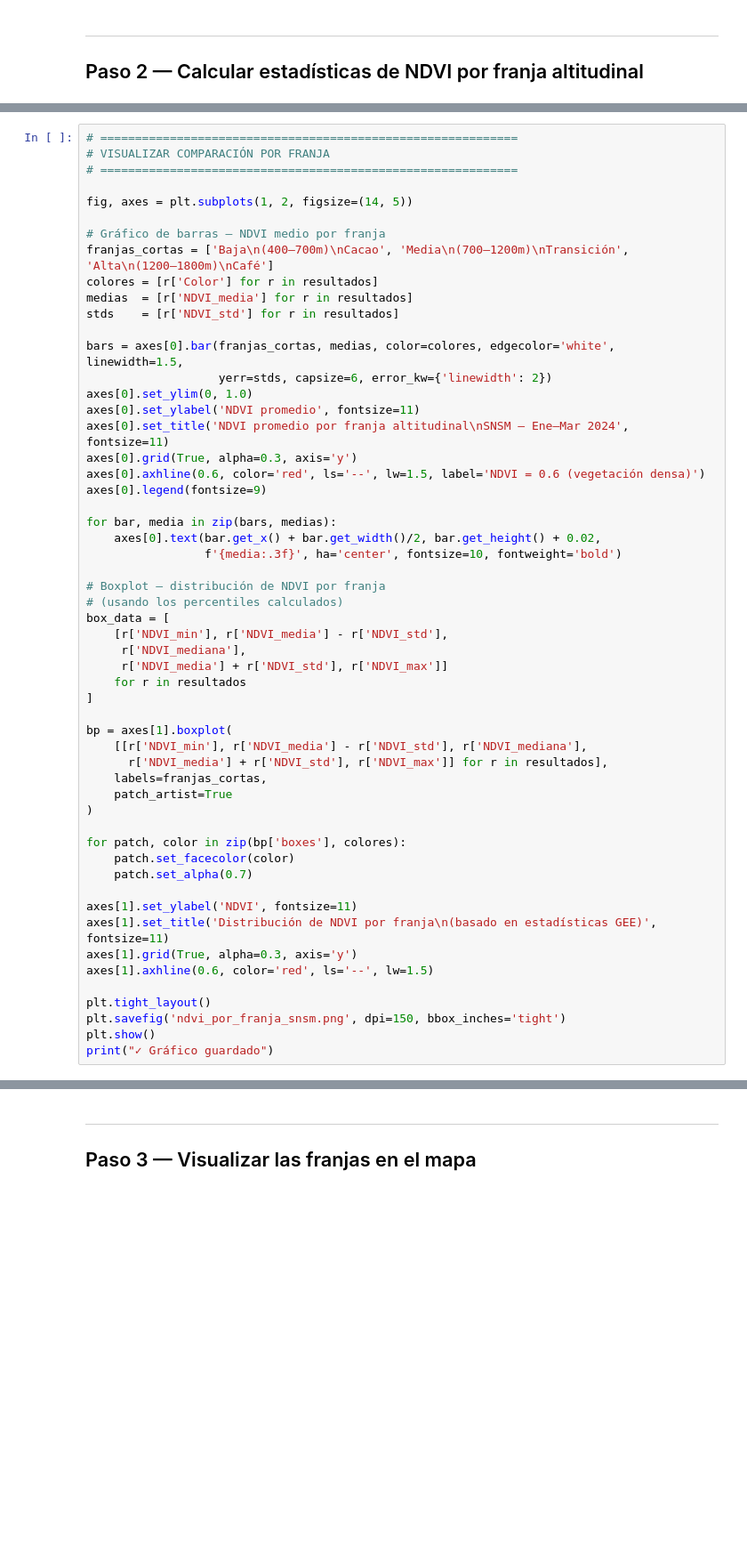
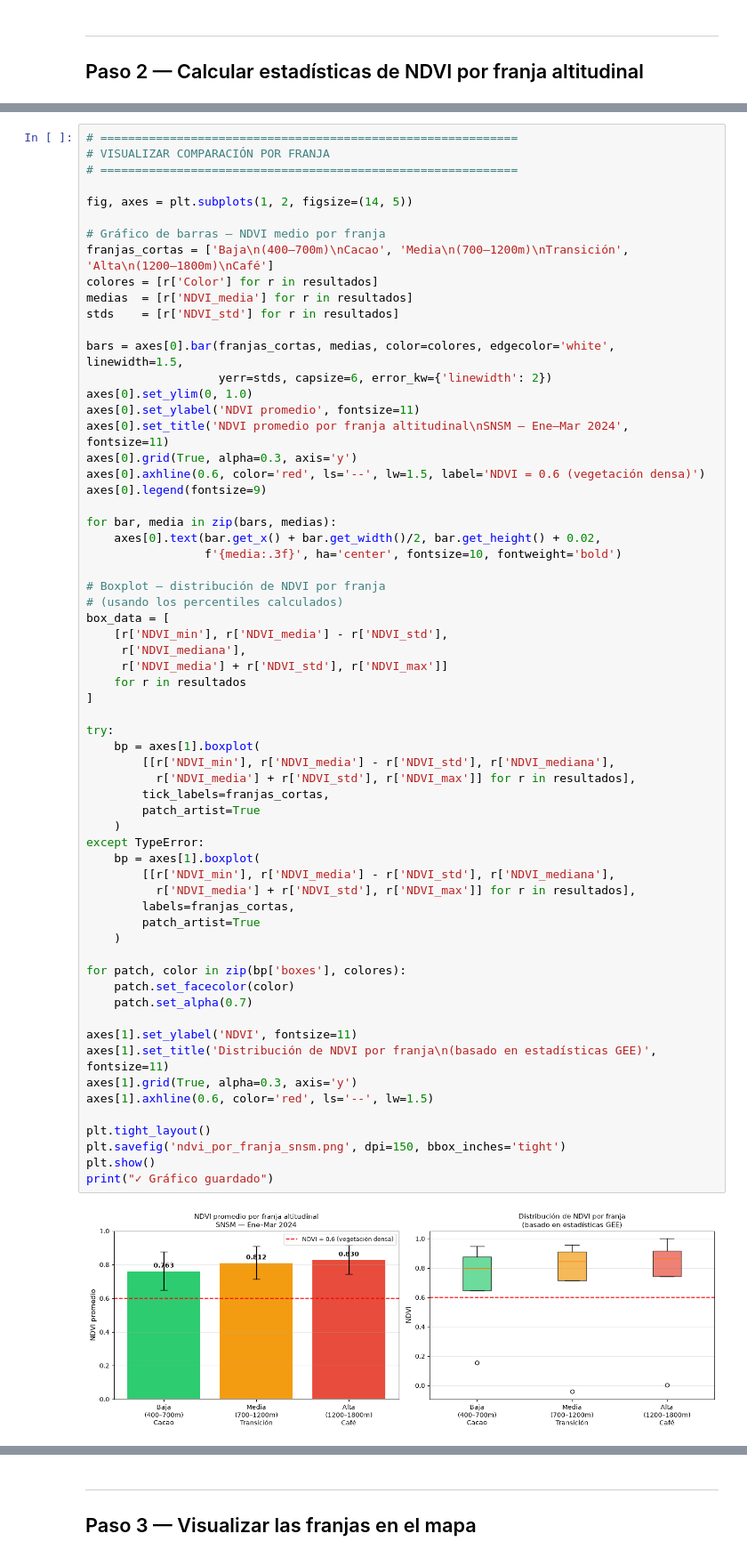
Before and after one commit to miguepoloc/teledeteccion, a Jupyter notebook: sesiones/sesion-02/colab/03_ndvi_con_shapefiles.ipynb, the cells around one changed output, grey strips where cells are left out. Shown at 89% size. Cells and saved outputs as stored; diff of their text form; blank space fills up the shorter version.

```diff
--- a/sesiones/sesion-02/colab/03_ndvi_con_shapefiles.ipynb
+++ b/sesiones/sesion-02/colab/03_ndvi_con_shapefiles.ipynb
@@ -176,36 +206,46 @@ axes[0].grid(True, alpha=0.3, axis='y')
 axes[0].axhline(0.6, color='red', ls='--', lw=1.5, label='NDVI = 0.6 (vegetación densa)')
 axes[0].legend(fontsize=9)
 
 for bar, media in zip(bars, medias):
     axes[0].text(bar.get_x() + bar.get_width()/2, bar.get_height() + 0.02,
                  f'{media:.3f}', ha='center', fontsize=10, fontweight='bold')
 
 # Boxplot — distribución de NDVI por franja
 # (usando los percentiles calculados)
 box_data = [
     [r['NDVI_min'], r['NDVI_media'] - r['NDVI_std'],
      r['NDVI_mediana'],
      r['NDVI_media'] + r['NDVI_std'], r['NDVI_max']]
     for r in resultados
 ]
 
-bp = axes[1].boxplot(
-    [[r['NDVI_min'], r['NDVI_media'] - r['NDVI_std'], r['NDVI_mediana'],
-      r['NDVI_media'] + r['NDVI_std'], r['NDVI_max']] for r in resultados],
-    labels=franjas_cortas,
-    patch_artist=True
-)
+try:
+    bp = axes[1].boxplot(
+        [[r['NDVI_min'], r['NDVI_media'] - r['NDVI_std'], r['NDVI_mediana'],
+          r['NDVI_media'] + r['NDVI_std'], r['NDVI_max']] for r in resultados],
+        tick_labels=franjas_cortas,
+        patch_artist=True
+    )
+except TypeError:
+    bp = axes[1].boxplot(
+        [[r['NDVI_min'], r['NDVI_media'] - r['NDVI_std'], r['NDVI_mediana'],
+          r['NDVI_media'] + r['NDVI_std'], r['NDVI_max']] for r in resultados],
+        labels=franjas_cortas,
+        patch_artist=True
+    )
 
 for patch, color in zip(bp['boxes'], colores):
     patch.set_facecolor(color)
     patch.set_alpha(0.7)
 
 axes[1].set_ylabel('NDVI', fontsize=11)
 axes[1].set_title('Distribución de NDVI por franja\n(basado en estadísticas GEE)', fontsize=11)
 axes[1].grid(True, alpha=0.3, axis='y')
 axes[1].axhline(0.6, color='red', ls='--', lw=1.5)
 
 plt.tight_layout()
 plt.savefig('ndvi_por_franja_snsm.png', dpi=150, bbox_inches='tight')
 plt.show()
 print("✓ Gráfico guardado")
+# %% [output]
+[figure, added]
```
Also changed, not shown: parts of 10 cells of this notebook, 16 other files.
